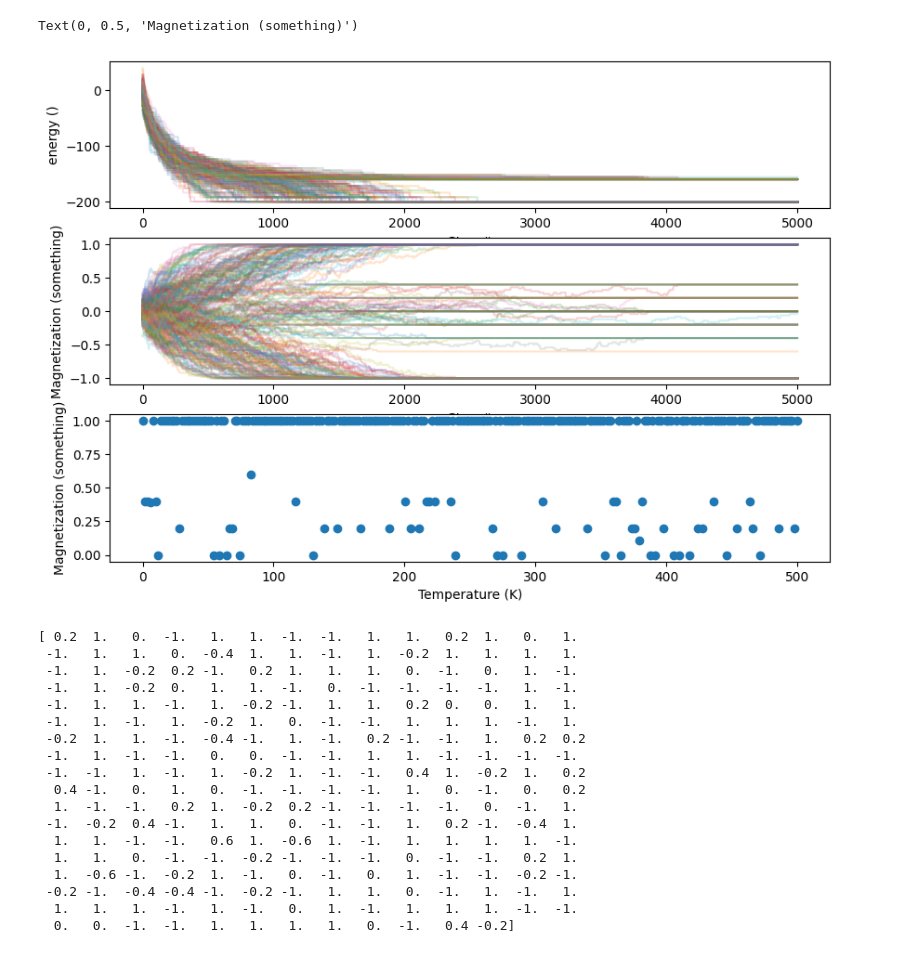
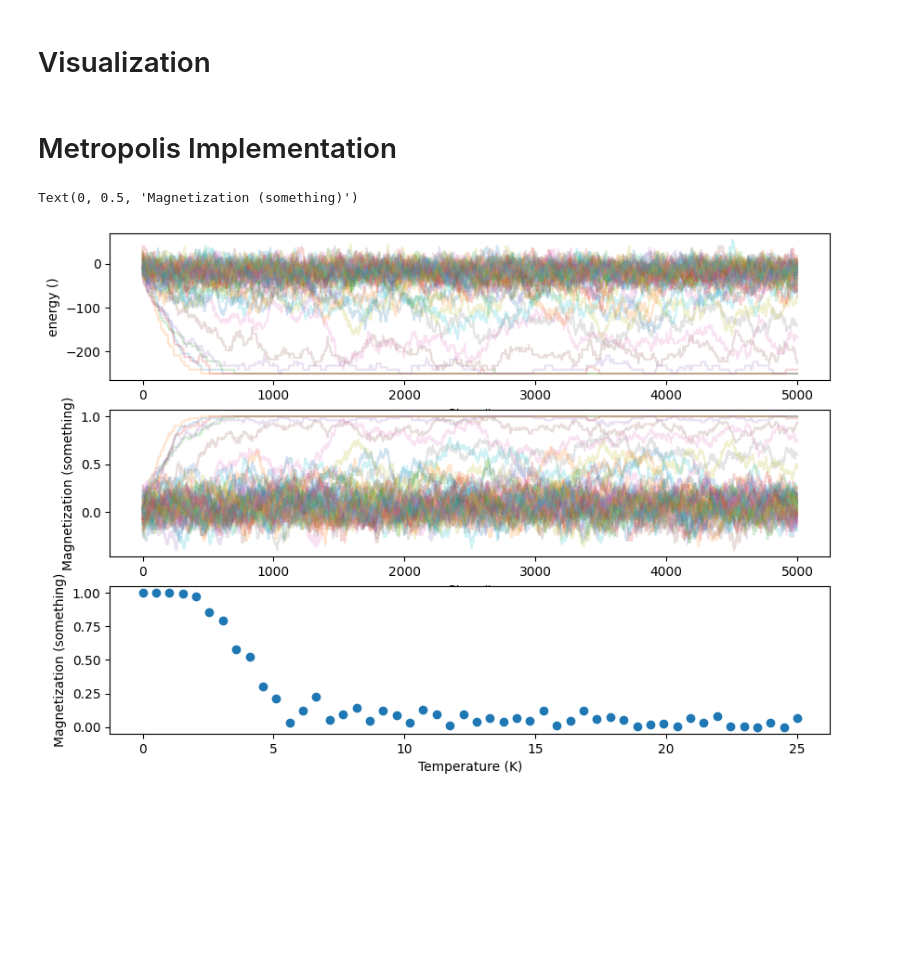
Before and after one commit to 22AZhang/Project-3-Ising-Model, a Jupyter notebook: main.ipynb, the cells around one changed output. Cells and saved outputs as stored; diff of their text form; code cells hidden in the pictures; blank space fills up the shorter version.

```diff
--- a/main.ipynb
+++ b/main.ipynb
@@ -1,10 +3,12 @@
 # %%
 import numpy as np
-import matplotlib.pyplot as plt
+import matplotlib as plt
+import plotly.express as px
+import plotly.graph_objects as go
+from plotly.subplots import make_subplots
 import itertools as it
 
 J = -1
-k = 1.380649/1e23
-# k = 1
-mu0 = 1.256/1e6
 B = 0
+k = 1
+mu0 = 0.5
@@ -11,6 +17,6 @@ B = 0
 # %%
 class lattice:
-    def __init__(self, ndims, length, temp): # If want non-square lattice, make length an array/tuple
+    def __init__(self, ndims, length, temp, type): # If want non-square lattice, make length an array/tuple
         self.ndims = ndims
         self.length = length
         self.temp = temp
@@ -21,26 +27,33 @@ class lattice:
         self.erg = 0
         self.update_M() # Change to product along entries of length for non-square lattice
         self.update_E()
+        self.type = type
 
-    def get_neighbors(self, flip_index):
+    def get_neighbors(self, flip_index, type):
         neighbors = []
         # itertools.product creates the adjacent and diagonal neighbors of any ndarray point
         for rel_pos in it.product((-1, 0, 1), repeat=self.ndims): # Loop over all neighbors.
-                # Exclude the point itself and all diagonal neighbors
+            # Exclude the point itself and all diagonal neighbors
+            if type == "adj":
                 if not all(i == 0 for i in rel_pos) and not all(np.abs(i) == 1 for i in rel_pos):
                     neighbors.append(self.points[tuple(i + i_rel for i, i_rel in zip(flip_index, rel_pos))]) # Add neighbor spin values
+            if type == "diag":
+                if not all(i == 0 for i in rel_pos) and all(np.abs(i) == 1 for i in rel_pos):
+                    neighbors.append(self.points[tuple(i + i_rel for i, i_rel in zip(flip_index, rel_pos))])
+            if type == "both":
+                neighbors.append(self.points[tuple(i + i_rel for i, i_rel in zip(flip_index, rel_pos))])
         neighbors = np.array(neighbors)
         return neighbors
 
     def local_E(self, flip_index):
-        neighbors = self.get_neighbors(flip_index)
+        neighbors = self.get_neighbors(flip_index, self.type)
         local_E = J * np.sum(neighbors * self.points[flip_index]) - mu0 * B * self.points[flip_index]
         return local_E
 
     def update_E(self):
         energy = 0
         for index in it.product(range(-1,self.length-1), repeat=self.ndims): # If want non-square lattice, make product over different ranges()
-            energy += self.local_E(index) # Add to energy
+            energy += self.local_E(index) - self.points[index]*mu0*B # Add to energy
         self.erg = energy / 2 # divide by 2 for double-counting
 
     def update_M(self): # Update magnetization
@@ -93,0 +135,2 @@ class ising_algos:
+# %% [markdown]
+# Visualization
@@ -104,55 +259,37 @@ L1.set_points(-1)
 # print(L1.points)
 # print(L1.erg)
 # print(L1.mag)
+# %% [markdown]
+# Metropolis Implementation
 # %%
-temps = np.linspace(1/1e10,500,250)
+# Metropolis plots
+temps = np.linspace(1/1e10,25,50)
 mags = np.zeros(len(temps))
 algo = ising_algos()
 lattices = []
 for ii in range(0,len(temps)):
     L = lattice(2,10,temps[ii])
     lattices.append(L)
 
 n_steps = 5000
 steps = range(0,n_steps)
 fig, axes = plt.subplots(3, 1, figsize=(10, 7), sharex=False)
 for ii in range(0,len(lattices)):
     erg, mag = algo.metropolis(lattices[ii], n_steps)
     mags[ii] = np.abs(np.average(mag[4000:]))
     ax = axes[0]
     ax.plot(steps,erg,alpha=0.2)
     ax.set_xlabel("Step #")
     ax.set_ylabel("energy ()")
     ax = axes[1]
     ax.plot(steps,mag,alpha=0.2)
     ax.set_xlabel("Step #")
     ax.set_ylabel("Magnetization (something)")
 
 ax = axes[2]
 ax.scatter(temps, mags)
 ax.set_xlabel("Temperature (K)")
 ax.set_ylabel("Magnetization (something)")
 # %% [output]
 Text(0, 0.5, 'Magnetization (something)')
-[figure, old version]
+[figure, new version]
-# %%
-print(mags)
-# %% [output]
-[ 0.2  1.   0.  -1.   1.   1.  -1.  -1.   1.   1.   0.2  1.   0.   1.
- -1.   1.   1.   0.  -0.4  1.   1.  -1.   1.  -0.2  1.   1.   1.   1.
- -1.   1.  -0.2  0.2 -1.   0.2  1.   1.   1.   0.  -1.   0.   1.  -1.
- -1.   1.  -0.2  0.   1.   1.  -1.   0.  -1.  -1.  -1.  -1.   1.  -1.
- -1.   1.   1.  -1.   1.  -0.2 -1.   1.   1.   0.2  0.   0.   1.   1.
- -1.   1.  -1.   1.  -0.2  1.   0.  -1.  -1.   1.   1.   1.  -1.   1.
- -0.2  1.   1.  -1.  -0.4 -1.   1.  -1.   0.2 -1.  -1.   1.   0.2  0.2
- -1.   1.  -1.  -1.   0.   0.  -1.  -1.   1.   1.  -1.  -1.  -1.  -1.
- -1.  -1.   1.  -1.   1.  -0.2  1.  -1.  -1.   0.4  1.  -0.2  1.   0.2
-  0.4 -1.   0.   1.   0.  -1.  -1.  -1.  -1.   1.   0.  -1.   0.   0.2
-  1.  -1.  -1.   0.2  1.  -0.2  0.2 -1.  -1.  -1.  -1.   0.  -1.   1.
- -1.  -0.2  0.4 -1.   1.   1.   0.  -1.  -1.   1.   0.2 -1.  -0.4  1.
-  1.   1.  -1.  -1.   0.6  1.  -0.6  1.  -1.   1.   1.   1.   1.  -1.
-  1.   1.   0.  -1.  -1.  -0.2 -1.  -1.  -1.   0.  -1.  -1.   0.2  1.
-  1.  -0.6 -1.  -0.2  1.  -1.   0.  -1.   0.   1.  -1.  -1.  -0.2 -1.
- -0.2 -1.  -0.4 -0.4 -1.  -0.2 -1.   1.   1.   0.  -1.   1.  -1.   1.
-  1.   1.   1.  -1.   1.  -1.   0.   1.  -1.   1.   1.   1.  -1.  -1.
-  0.   0.  -1.  -1.   1.   1.   1.   1.   0.  -1.   0.4 -0.2]
```
Also changed, not shown: parts of 7 cells of this notebook.
